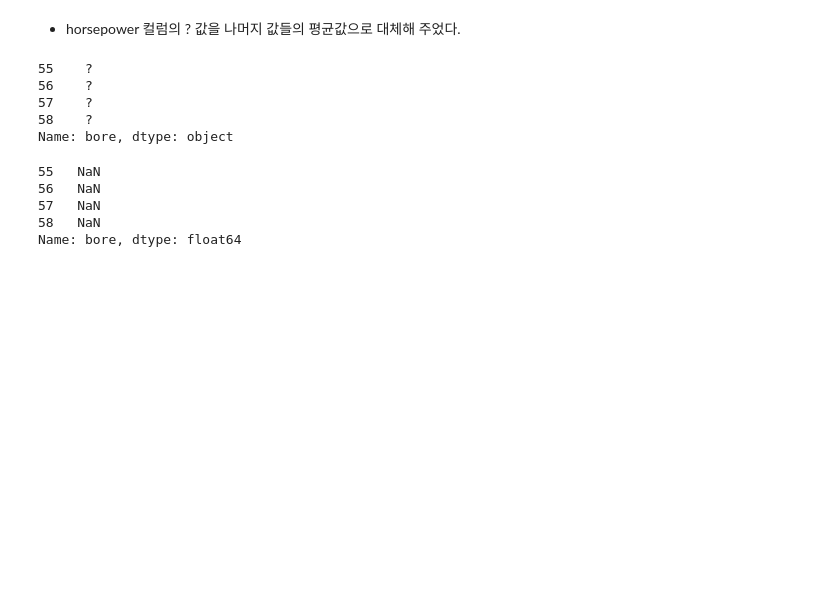
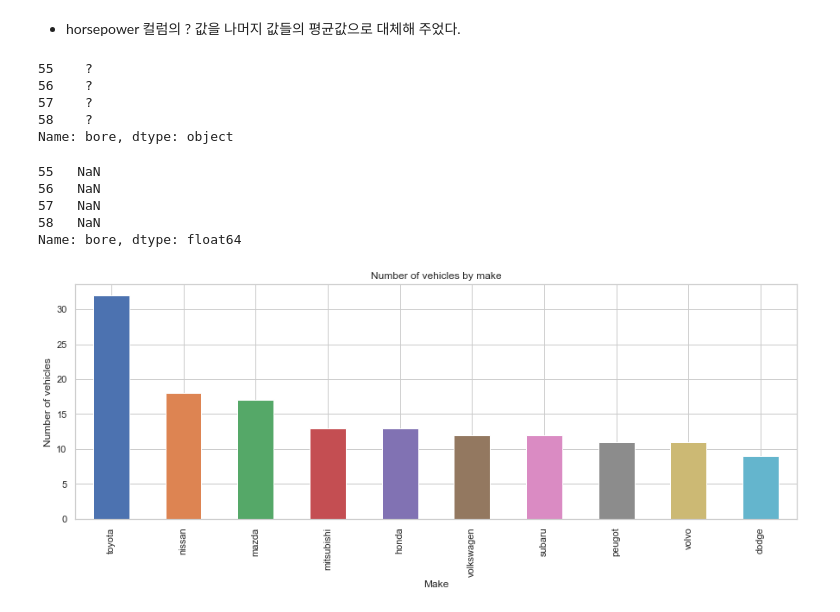
Before and after one commit to arisongha/data-science-school, a Jupyter notebook: EDA_practice/auto_mobile/auto_mobile_EDA.ipynb, the cells around one changed output. Saved outputs shown, nothing was run; the diff lists cells and outputs as text; code cells hidden in the pictures; blank space fills up the shorter version.

```diff
--- a/EDA_practice/auto_mobile/auto_mobile_EDA.ipynb
+++ b/EDA_practice/auto_mobile/auto_mobile_EDA.ipynb
@@ -187,3 +187,5 @@ Name: bore, dtype: float64
 am_data['stroke'] = pd.to_numeric(am_data['stroke'],errors='coerce')
 # %%
 am_data['num-of-doors'] = pd.to_numeric(am_data['num-of-doors'],errors='coerce')
+# %%
+am_data['peak-rpm'] = pd.to_numeric(am_data['peak-rpm'],errors='coerce')
@@ -189,0 +194,7 @@ am_data['num-of-doors'] = pd.to_numeric(am_data['num-of-doors'],errors='coerce')
+# %%
+am_data["make"].value_counts().nlargest(10).plot(kind='bar', figsize=(15,5))
+plt.title("Number of vehicles by make")
+plt.ylabel('Number of vehicles')
+plt.xlabel('Make');
+# %% [output]
+[figure, added]
```
Also changed, not shown: parts of 2 cells of this notebook.
